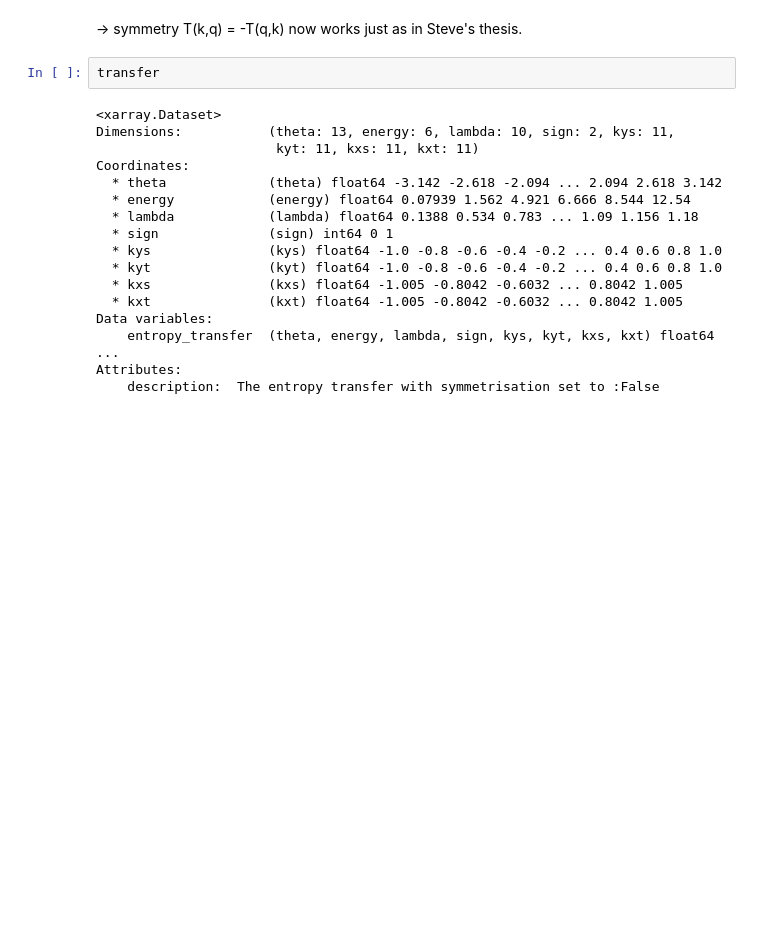
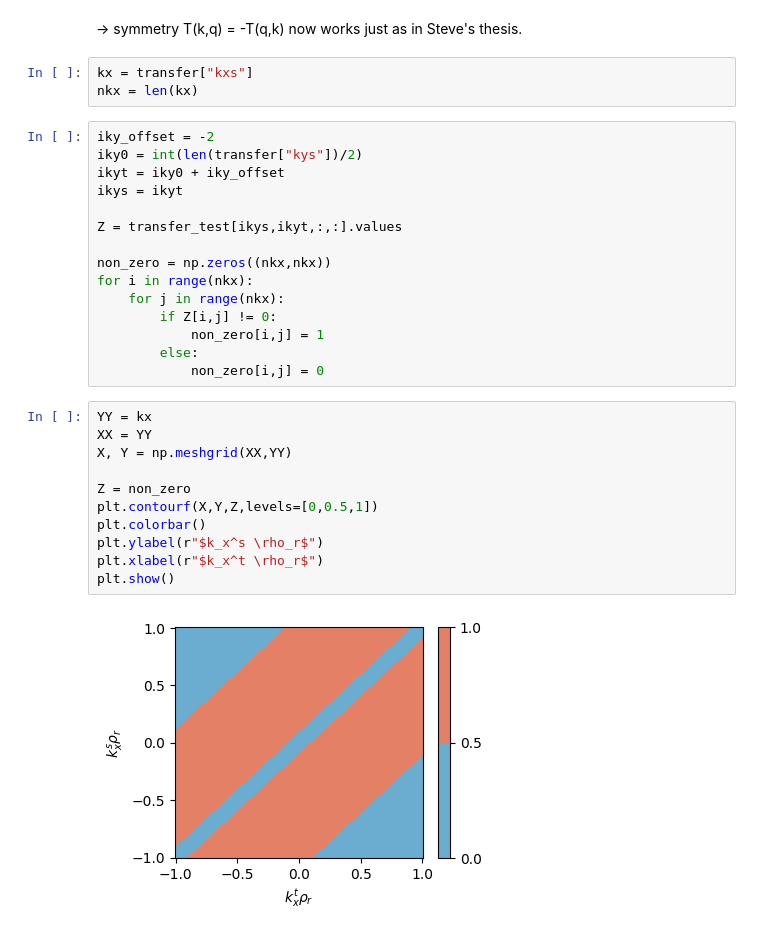
Before and after one commit to tobiasschuett/gs2-entropy-diag, a Jupyter notebook: check_symmetries.ipynb, the cells around one changed output. Drawn from its saved outputs; the diff is of its cells as text; blank space fills up the shorter version.

```diff
--- a/check_symmetries.ipynb
+++ b/check_symmetries.ipynb
@@ -87,21 +94,33 @@ array(-2.20180827e-10)
 # %% [markdown]
 -> symmetry T(k,q) = -T(q,k) now works just as in Steve's thesis.
-# %%
-transfer
-# %% [output]
-<xarray.Dataset>
-Dimensions:           (theta: 13, energy: 6, lambda: 10, sign: 2, kys: 11,
-                       kyt: 11, kxs: 11, kxt: 11)
-Coordinates:
-  * theta             (theta) float64 -3.142 -2.618 -2.094 ... 2.094 2.618 3.142
-  * energy            (energy) float64 0.07939 1.562 4.921 6.666 8.544 12.54
-  * lambda            (lambda) float64 0.1388 0.534 0.783 ... 1.09 1.156 1.18
-  * sign              (sign) int64 0 1
-  * kys               (kys) float64 -1.0 -0.8 -0.6 -0.4 -0.2 ... 0.4 0.6 0.8 1.0
-  * kyt               (kyt) float64 -1.0 -0.8 -0.6 -0.4 -0.2 ... 0.4 0.6 0.8 1.0
-  * kxs               (kxs) float64 -1.005 -0.8042 -0.6032 ... 0.8042 1.005
-  * kxt               (kxt) float64 -1.005 -0.8042 -0.6032 ... 0.8042 1.005
-Data variables:
-    entropy_transfer  (theta, energy, lambda, sign, kys, kyt, kxs, kxt) float64 ...
-Attributes:
-    description:  The entropy transfer with symmetrisation set to :False
+# %%
+kx = transfer["kxs"]
+nkx = len(kx)
+# %%
+iky_offset = -2
+iky0 = int(len(transfer["kys"])/2)
+ikyt = iky0 + iky_offset
+ikys = ikyt
+
+Z = transfer_test[ikys,ikyt,:,:].values
+
+non_zero = np.zeros((nkx,nkx))
+for i in range(nkx):
+    for j in range(nkx):
+        if Z[i,j] != 0:
+            non_zero[i,j] = 1
+        else:
+            non_zero[i,j] = 0
+# %%
+YY = kx
+XX = YY
+X, Y = np.meshgrid(XX,YY)
+
+Z = non_zero
+plt.contourf(X,Y,Z,levels=[0,0.5,1])
+plt.colorbar()
+plt.ylabel(r"$k_x^s \rho_r$")
+plt.xlabel(r"$k_x^t \rho_r$")
+plt.show()
+# %% [output]
+[figure, added]
```
Also changed, not shown: parts of 7 cells of this notebook.
